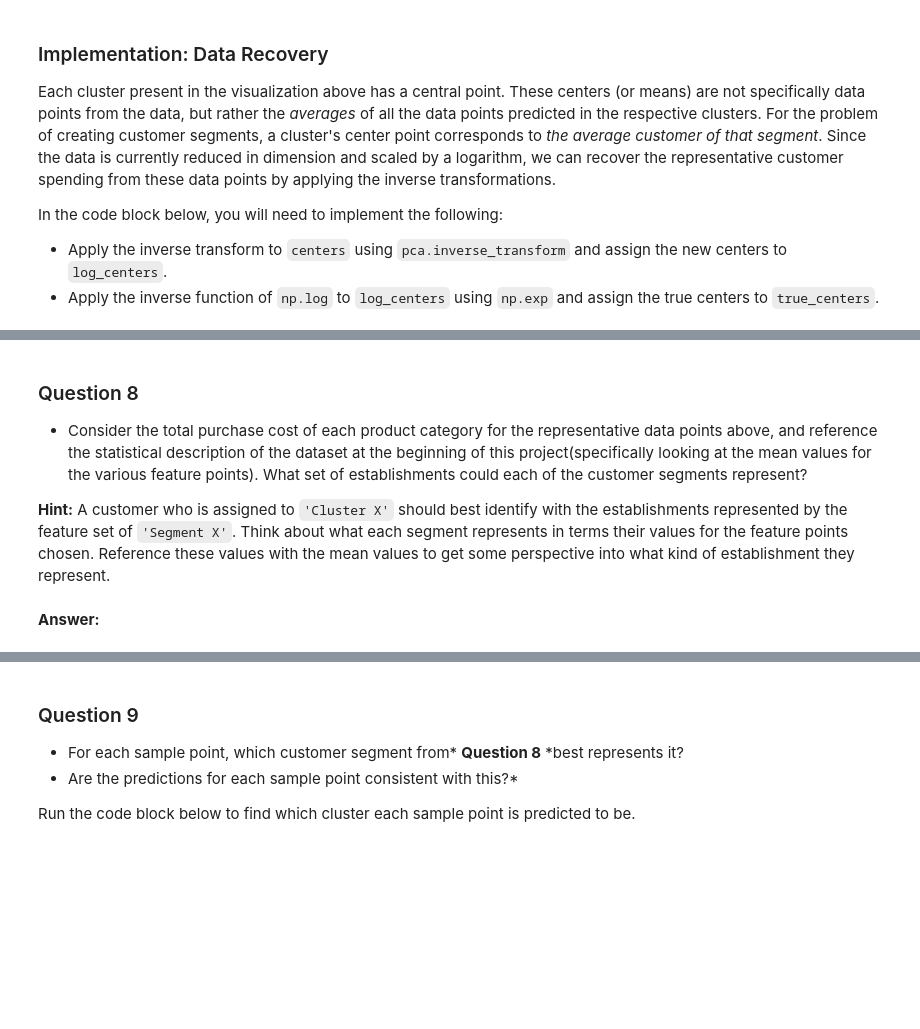
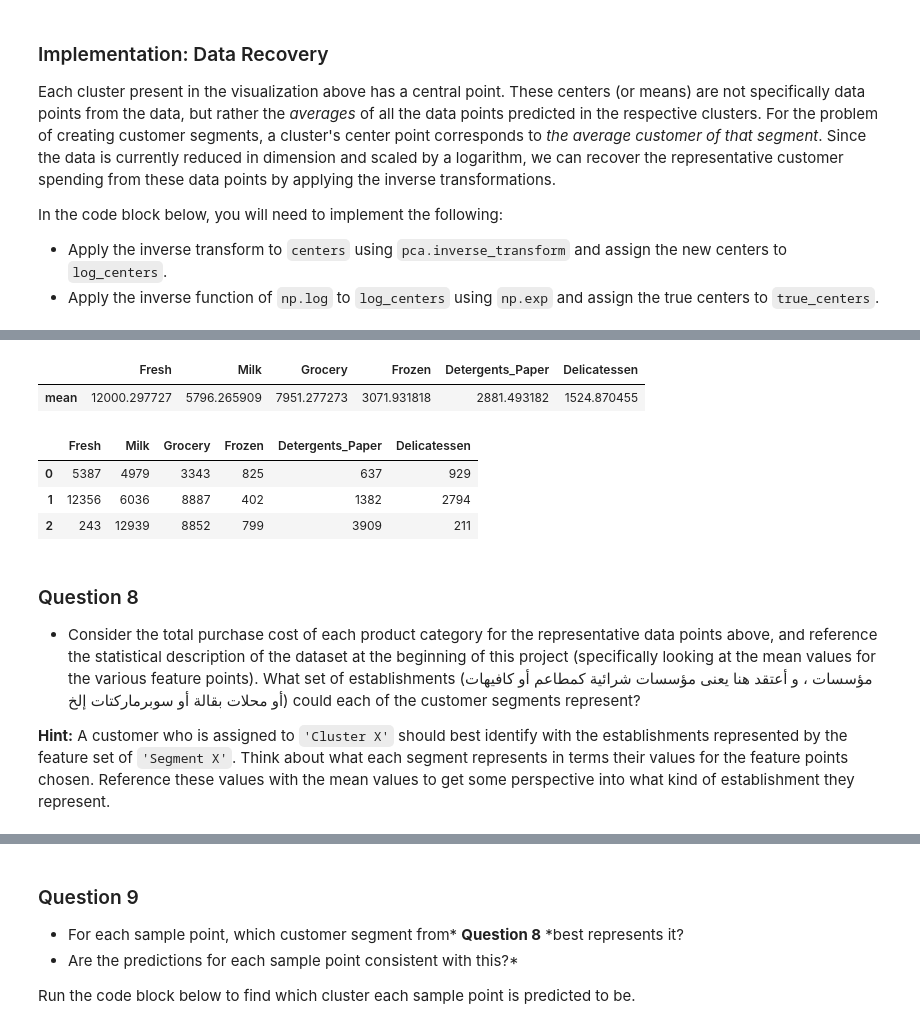
Before and after one commit to Ahmed-H-N/machine-learning, a Jupyter notebook: projects/customer_segments/customer_segments.ipynb, the cells around one changed output, grey strips where cells are left out. Saved outputs shown, nothing was run; the diff lists cells and outputs as text; code cells hidden in the pictures; blank space fills up the shorter version.

```diff
--- a/projects/customer_segments/customer_segments.ipynb
+++ b/projects/customer_segments/customer_segments.ipynb
@@ -610,8 +721,20 @@ display(true_centers)
+# %%
+# put this code cell here agian (was far above the notebook) to make it easy for me to compare
+display(data.describe().loc[['mean']])
+# %% [output]
+|  | Fresh | Milk | Grocery | Frozen | Detergents_Paper | Delicatessen |
+| mean | 12000.297727 | 5796.265909 | 7951.277273 | 3071.931818 | 2881.493182 | 1524.870455 |
+# %%
+# me adding this cell to see the values of the sample_points to compare in Q9 below
+display(samples)
+# %% [output]
+|  | Fresh | Milk | Grocery | Frozen | Detergents_Paper | Delicatessen |
+| 0 | 5387 | 4979 | 3343 | 825 | 637 | 929 |
+| 1 | 12356 | 6036 | 8887 | 402 | 1382 | 2794 |
+| 2 | 243 | 12939 | 8852 | 799 | 3909 | 211 |
 # %% [markdown]
 ### Question 8
 
-* Consider the total purchase cost of each product category for the representative data points above, and reference the statistical description of the dataset at the beginning of this project(specifically looking at the mean values for the various feature points). What set of establishments could each of the customer segments represent?
+* Consider the total purchase cost of each product category for the representative data points above, and reference the statistical description of the dataset at the beginning of this project (specifically looking at the mean values for the various feature points). What set of establishments (مؤسسات ، و أعتقد هنا يعنى مؤسسات شرائية كمطاعم أو كافيهات أو محلات بقالة أو سوبرماركتات إلخ) could each of the customer segments represent?
 
 **Hint:** A customer who is assigned to `'Cluster X'` should best identify with the establishments represented by the feature set of `'Segment X'`. Think about what each segment represents in terms their values for the feature points chosen. Reference these values with the mean values to get some perspective into what kind of establishment they represent.
-# %% [markdown]
-**Answer:**
```
Also changed, not shown: parts of 25 cells of this notebook, 2 other files.
